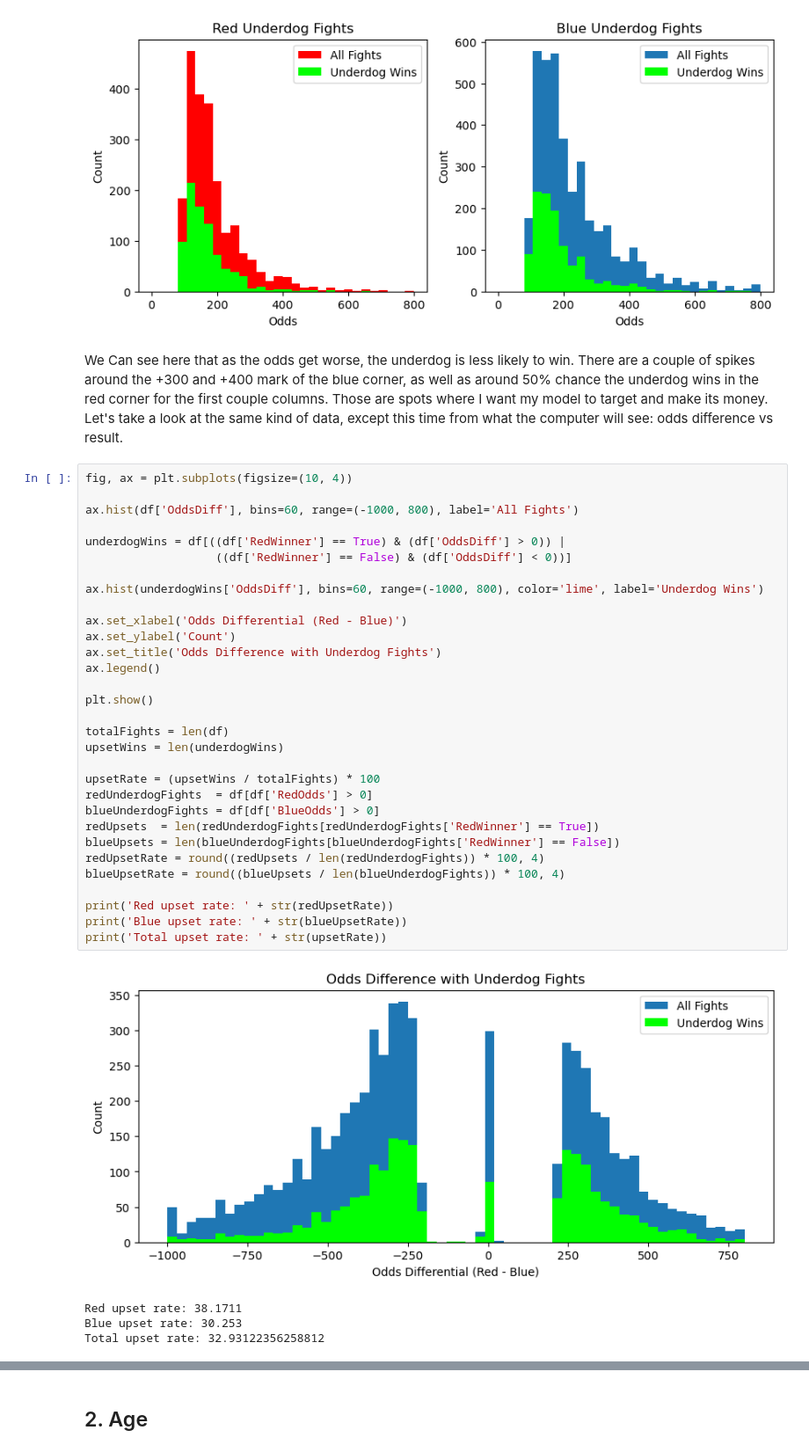
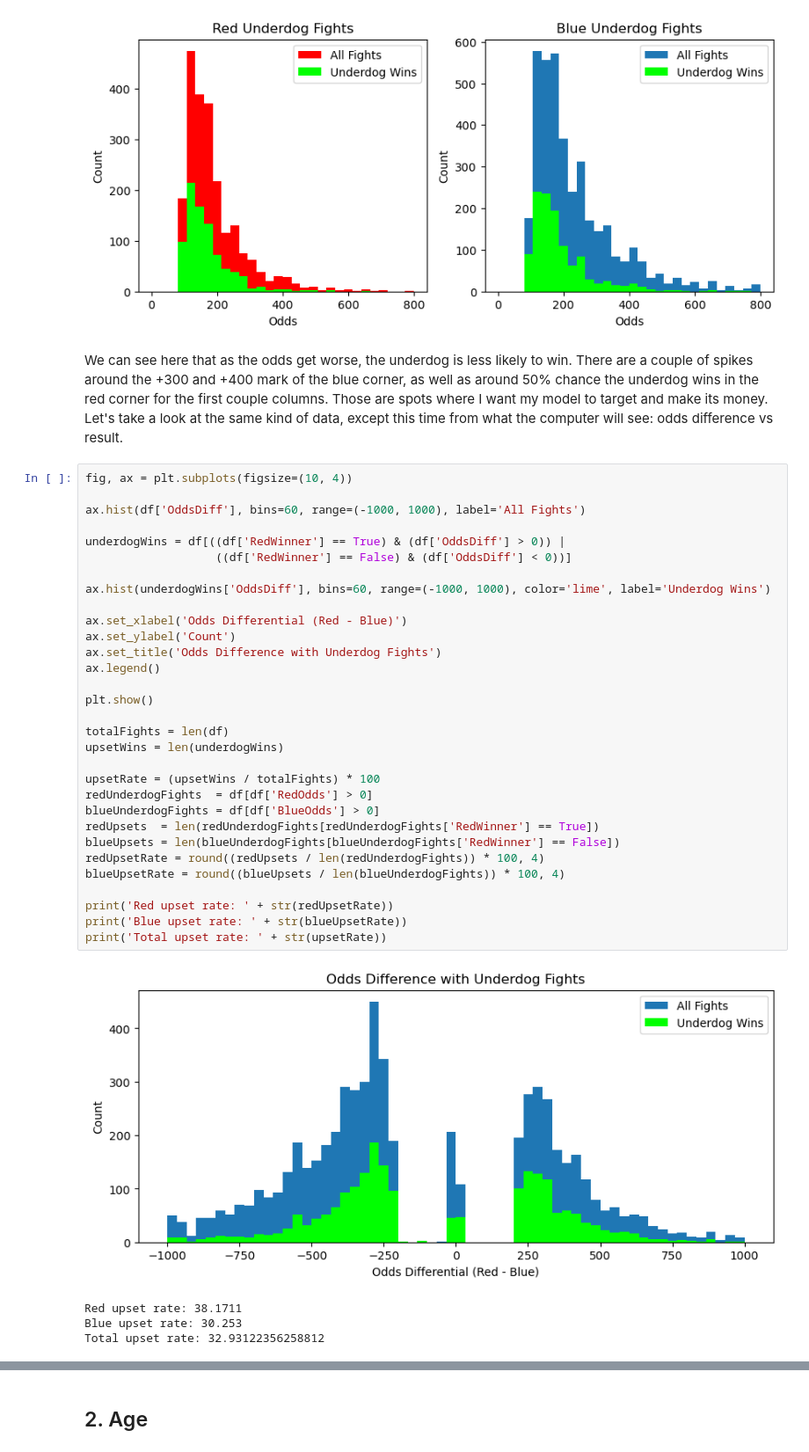
Before and after one commit to anthonyysz/Fight-Result-Predictor, a Jupyter notebook: notebooks/2-data-exploration-and-analysis.ipynb, the cells around one changed output, grey strips where cells are left out. Shown at 88% size. Drawn from its saved outputs; the diff is of its cells as text.

Commit message:
Added 2 columns to dataset, worked on EDA

```diff
--- a/notebooks/2-data-exploration-and-analysis.ipynb
+++ b/notebooks/2-data-exploration-and-analysis.ipynb
@@ -75,40 +86,40 @@ plt.show()
 # %% [output]
 [figure]
 # %% [markdown]
-We Can see here that as the odds get worse, the underdog is less likely to win. There are a couple of spikes around the +300 and +400 mark of the blue corner, as well as around 50% chance the underdog wins in the red corner for the first couple columns. Those are spots where I want my model to target and make its money. Let's take a look at the same kind of data, except this time from what the computer will see: odds difference vs result.
+We can see here that as the odds get worse, the underdog is less likely to win. There are a couple of spikes around the +300 and +400 mark of the blue corner, as well as around 50% chance the underdog wins in the red corner for the first couple columns. Those are spots where I want my model to target and make its money. Let's take a look at the same kind of data, except this time from what the computer will see: odds difference vs result.
 # %%
 fig, ax = plt.subplots(figsize=(10, 4))
 
-ax.hist(df['OddsDiff'], bins=60, range=(-1000, 800), label='All Fights')
+ax.hist(df['OddsDiff'], bins=60, range=(-1000, 1000), label='All Fights')
 
 underdogWins = df[((df['RedWinner'] == True) & (df['OddsDiff'] > 0)) |
                    ((df['RedWinner'] == False) & (df['OddsDiff'] < 0))]
 
-ax.hist(underdogWins['OddsDiff'], bins=60, range=(-1000, 800), color='lime', label='Underdog Wins')
+ax.hist(underdogWins['OddsDiff'], bins=60, range=(-1000, 1000), color='lime', label='Underdog Wins')
 
 ax.set_xlabel('Odds Differential (Red - Blue)')
 ax.set_ylabel('Count')
 ax.set_title('Odds Difference with Underdog Fights')
 ax.legend()
 
 plt.show()
 
 totalFights = len(df)
 upsetWins = len(underdogWins)
 
 upsetRate = (upsetWins / totalFights) * 100
 redUnderdogFights  = df[df['RedOdds'] > 0]
 blueUnderdogFights = df[df['BlueOdds'] > 0]
 redUpsets  = len(redUnderdogFights[redUnderdogFights['RedWinner'] == True])
 blueUpsets = len(blueUnderdogFights[blueUnderdogFights['RedWinner'] == False])
 redUpsetRate = round((redUpsets / len(redUnderdogFights)) * 100, 4)
 blueUpsetRate = round((blueUpsets / len(blueUnderdogFights)) * 100, 4)
 
 print('Red upset rate: ' + str(redUpsetRate))
 print('Blue upset rate: ' + str(blueUpsetRate))
 print('Total upset rate: ' + str(upsetRate))
 # %% [output]
-[figure, old version]
+[figure, new version]
 Red upset rate: 38.1711
 Blue upset rate: 30.253
 Total upset rate: 32.93122356258812
```
Also changed, not shown: parts of 36 cells of this notebook, 2 other files.
